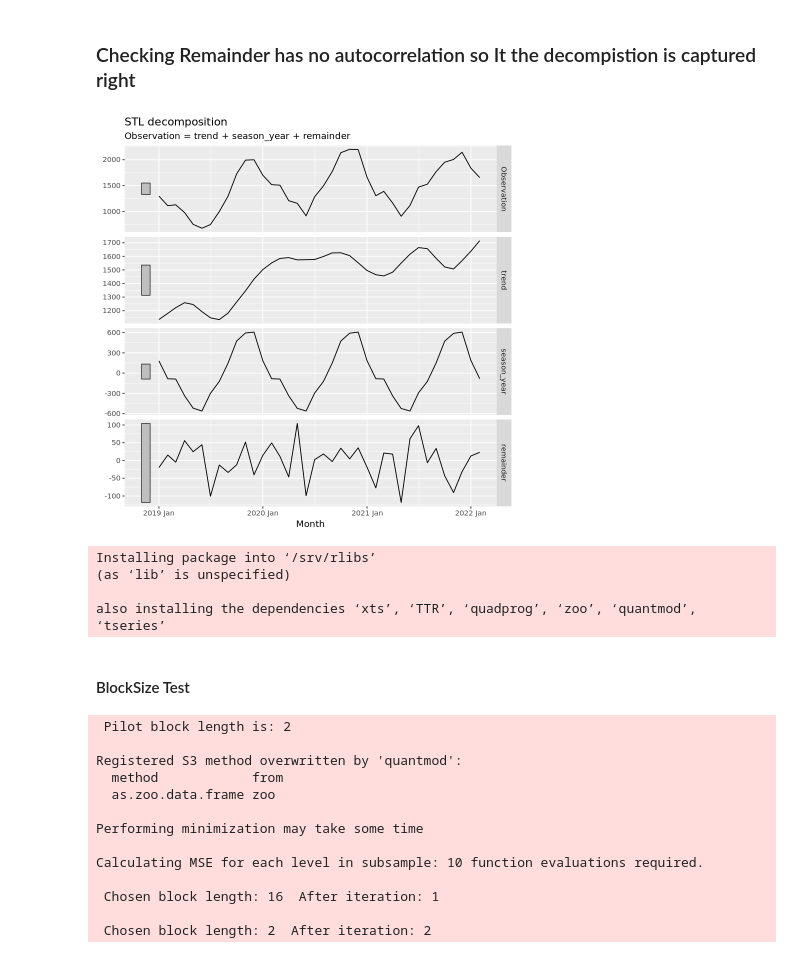
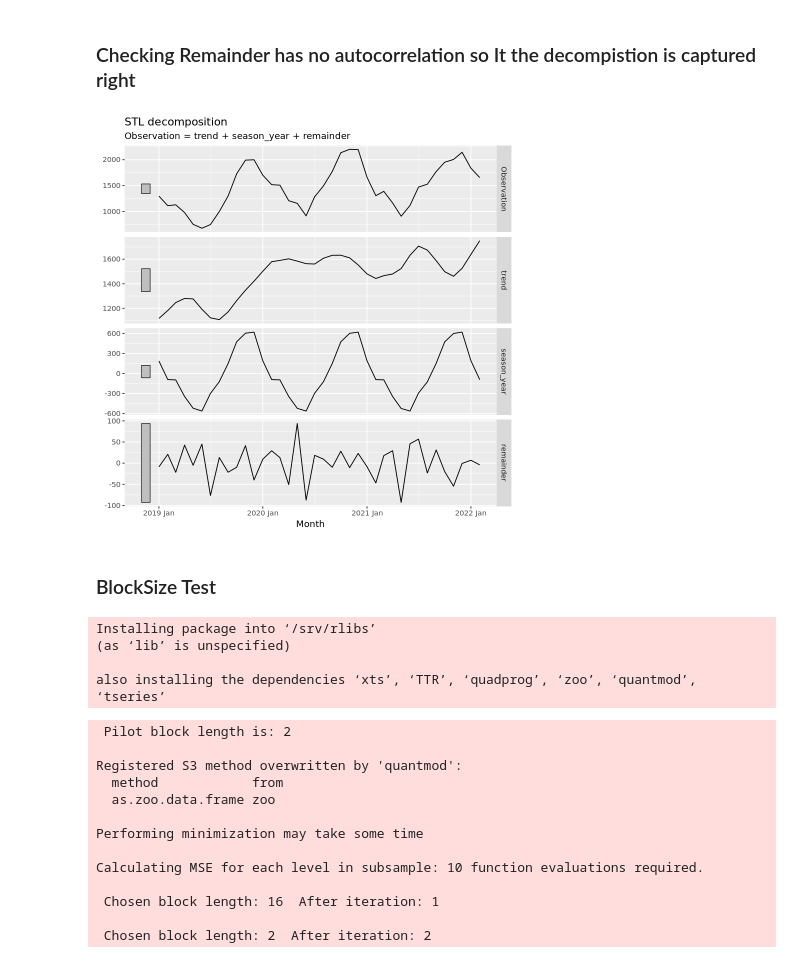
Before and after one commit to Ibrahim-Khayat/-IE499, a Jupyter notebook: indexClean.ipynb, the cells around one changed output. Saved outputs shown, nothing was run; the diff lists cells and outputs as text; code cells hidden in the pictures.

```diff
--- a/indexClean.ipynb
+++ b/indexClean.ipynb
@@ -215,7 +213,7 @@ if sales are rising in one month there's a high probability they all rise for tw
 # %%
 dcmp <- Chips_train |>
   model(
-    STL(Observation ~ trend(window = 7)))
+    STL(Observation ~ trend(window = 5)))
 
 components(dcmp) |> autoplot() +
   labs(title = "STL Decomposition of Chips Sales Training Dataset") +
@@ -530,11 +545,13 @@ A tibble: 1 × 10
 # %%
 dcmp <- Chips_train |>
   model(
-    STL(Observation ~ trend(window = 7)))
+    STL(Observation ~ trend(window = 5)))
 
   components(dcmp) |>autoplot()
 # %% [output]
-[figure, old version]
+[figure, new version]
+# %% [markdown]
+### BlockSize Test
 # %%
 install.packages("blocklength")
 # %% [output]
@@ -544,8 +561,6 @@ Installing package into ‘/srv/rlibs’
 also installing the dependencies ‘xts’, ‘TTR’, ‘quadprog’, ‘zoo’, ‘quantmod’, ‘tseries’
 # %%
 library(blocklength)
-# %% [markdown]
-#### BlockSize Test
 # %%
 #The Hall, Horowitz, and Jing (1995) “HHJ” Method
 hhj(series_Observation, sub_sample = 10, k = "bias/variance")
```
Also changed, not shown: parts of 19 cells of this notebook.
